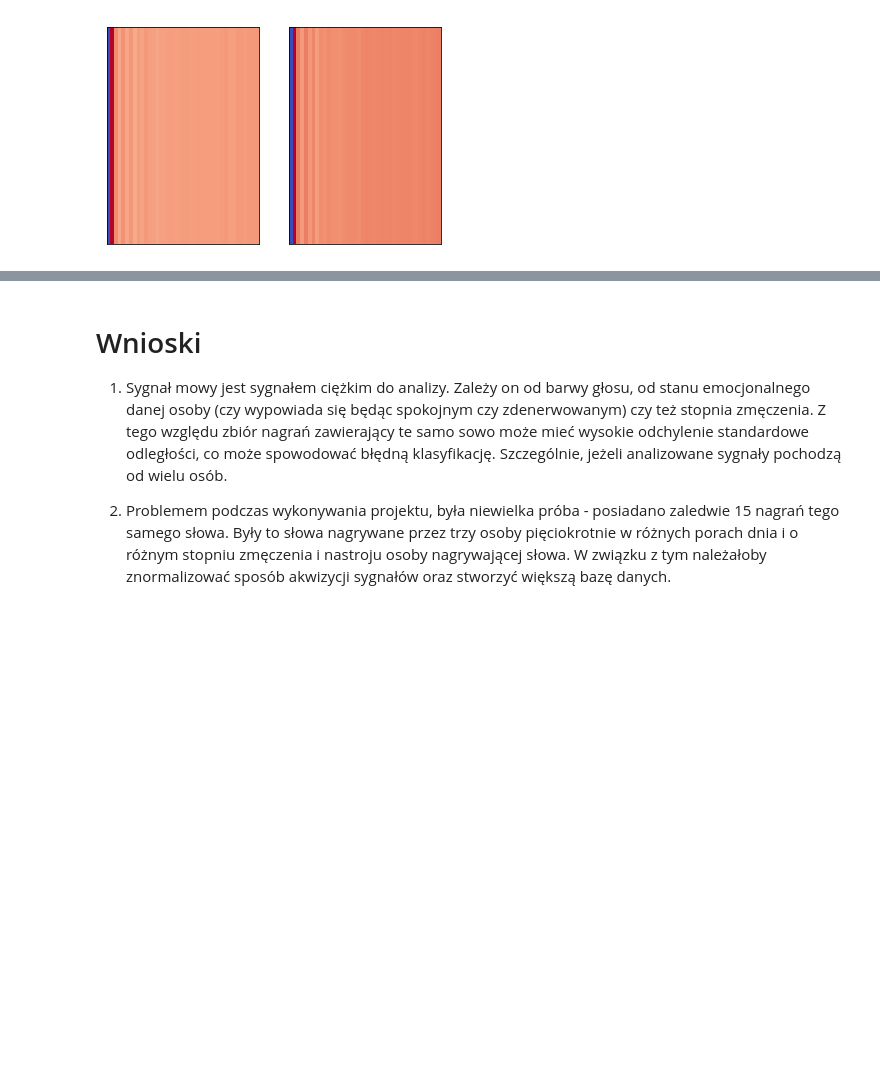
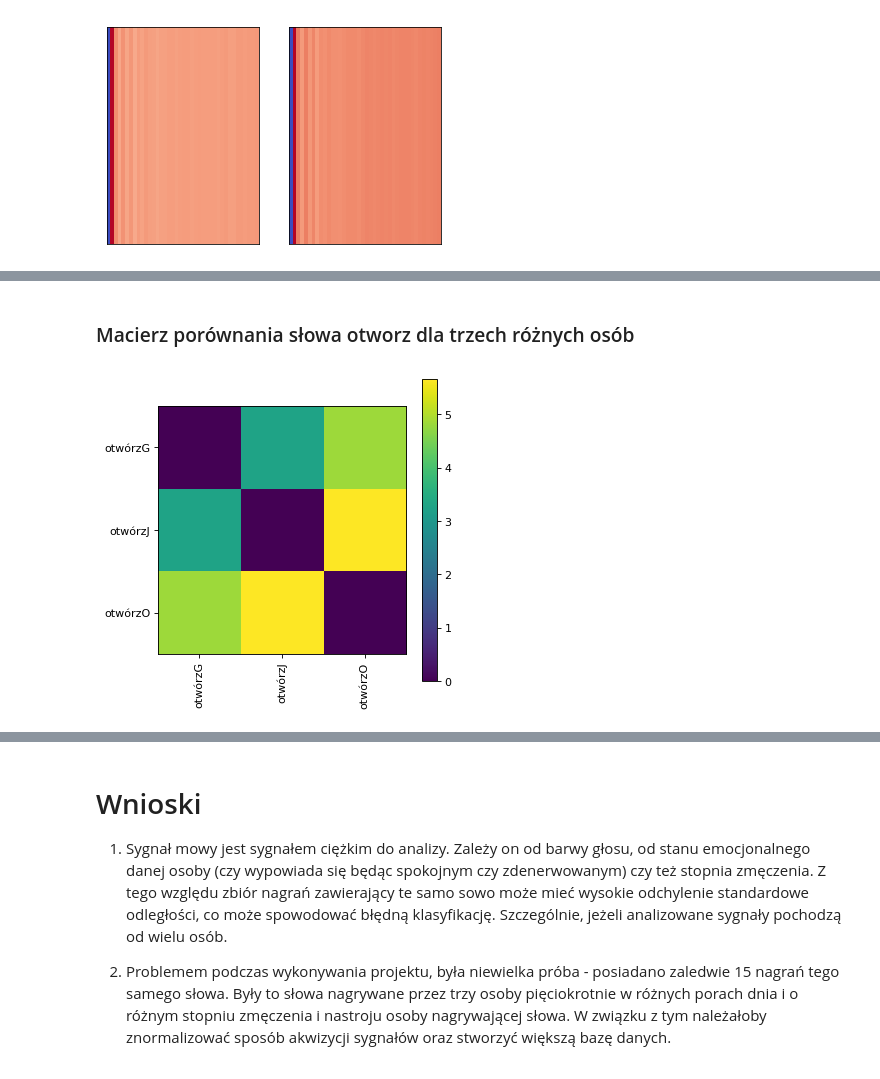
Before and after one commit to aleksandraszum/glosowemisie, a Jupyter notebook: Project.ipynb, the cells around one changed output, grey strips where cells are left out. Cells and saved outputs as stored; diff of their text form; code cells hidden in the pictures; blank space fills up the shorter version.

```diff
--- a/Project.ipynb
+++ b/Project.ipynb
@@ -157,0 +193,10 @@ Różnica odległości między otwórz u tej samej osoby: 1.9417552141448073
+# %% [markdown]
+### Macierz porównania słowa otworz dla trzech różnych osób
+# %%
+my_com = ['otwórzG', 'otwórzJ', 'otwórzO']
+
+paths = ['{}2'.format(p) for p in 'GJO']
+
+compute_and_plot_distances(my_com, paths)
+# %% [output]
+[figure, added]
```
Also changed, not shown: parts of 14 cells of this notebook.
